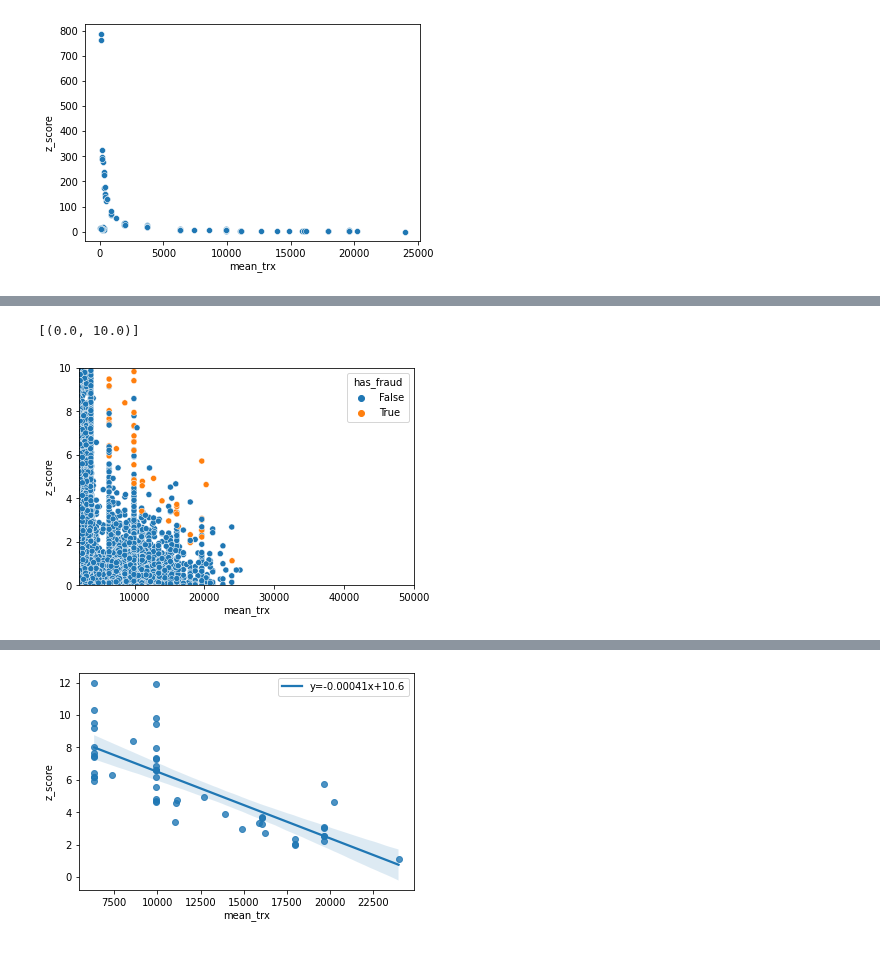
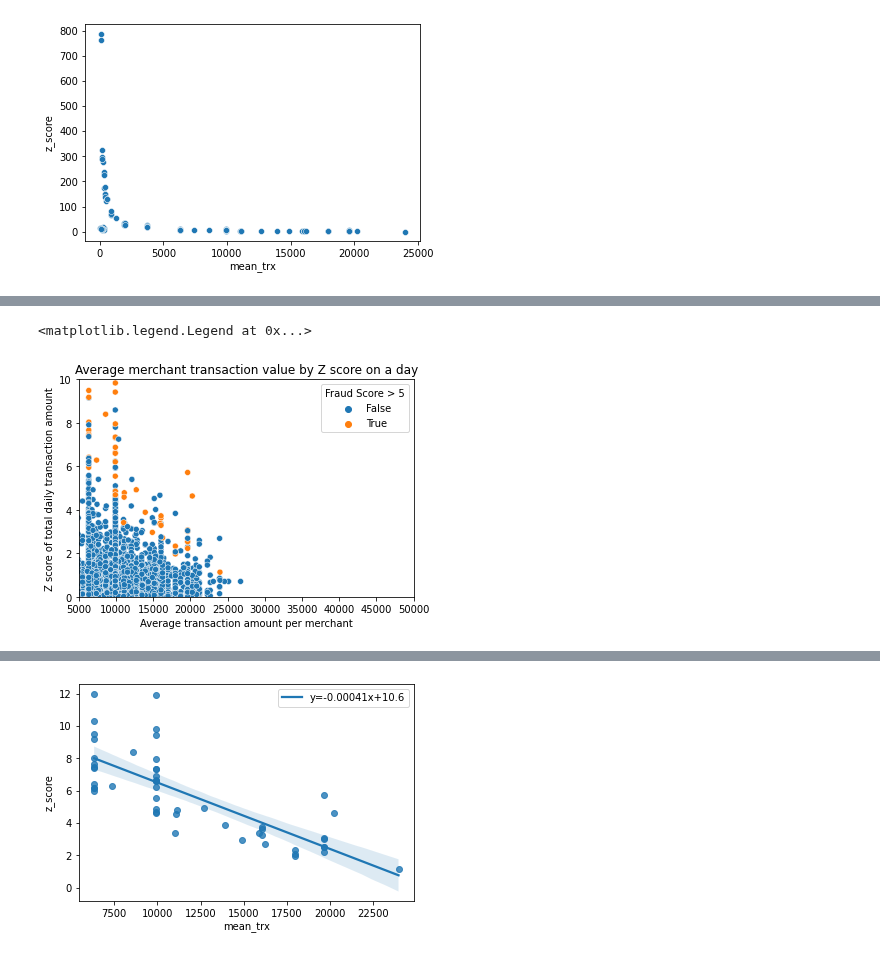
Before and after one commit to MAST30034-Applied-Data-Science/generic-buy-now-pay-later-project-group-11, a Jupyter notebook: notebooks/fraud_analysis.ipynb, the cells around one changed output, grey strips where cells are left out. Cells and saved outputs as stored; diff of their text form; code cells hidden in the pictures.

```diff
--- a/notebooks/fraud_analysis.ipynb
+++ b/notebooks/fraud_analysis.ipynb
@@ -506,10 +456,11 @@ df_grouped = all_trx.groupby(["merchant_abn", "order_datetime", "fraud_merchant_
     F.count("dollar_value").alias("count_trx"))
 df_grouped = df_grouped.join(df_mean_sd, on="merchant_abn")
 df_grouped = df_grouped.withColumn("z_score", get_z(F.col("sum_trx"), F.col("mean_trx"), F.col("stddev_trx")))
-df_grouped = df_grouped.withColumn("multiple", multiple(F.col("sum_trx"), F.col("mean_trx")))
 df_grouped = df_grouped.withColumn("has_fraud", has_fraud(F.col("fraud_merchant_pr")))
 # %%
 df_grouped = df_grouped.where(F.col("order_datetime") < "2022-02-28")
+# %%
+df_grouped = df_grouped.withColumn("average_day_trx", (F.col("sum_trx") / F.col("count_trx")))
 # %%
 pd_grouped = df_grouped.where((F.col("fraud_merchant_pr").isNotNull())).toPandas()
 # %% [output]
@@ -598,10 +567,14 @@ ax_count.set(xlim=(50, 2000))
 # %%
-ax_z_high = sns.lmplot(x="mean_trx", y = "z_score", data=pd_grouped_all, hue="has_fraud")
-ax_z_high.set(xlim=(2000, 50000))
+ax_z_high = sns.scatterplot(x="mean_trx", y = "z_score", data=pd_grouped_all, hue="has_fraud")
+ax_z_high.set(xlim=(5000, 50000))
 ax_z_high.set(ylim=(0, 10))
+ax_z_high.set(title="Average merchant transaction value by Z score on a day")
+ax_z_high.set_xlabel("Average transaction amount per merchant")
+ax_z_high.set_ylabel("Z score of total daily transaction amount")
+ax_z_high.legend(title="Fraud Score > 5")
 # %% [output]
-[(0.0, 10.0)]
+<matplotlib.legend.Legend at 0x...>
-[figure, old version]
+[figure, new version]
 # %%
 pd_over_5k = pd_grouped[pd_grouped["mean_trx"] > 5000]
 # %%
```
Also changed, not shown: parts of 54 cells of this notebook, 2 other files.
